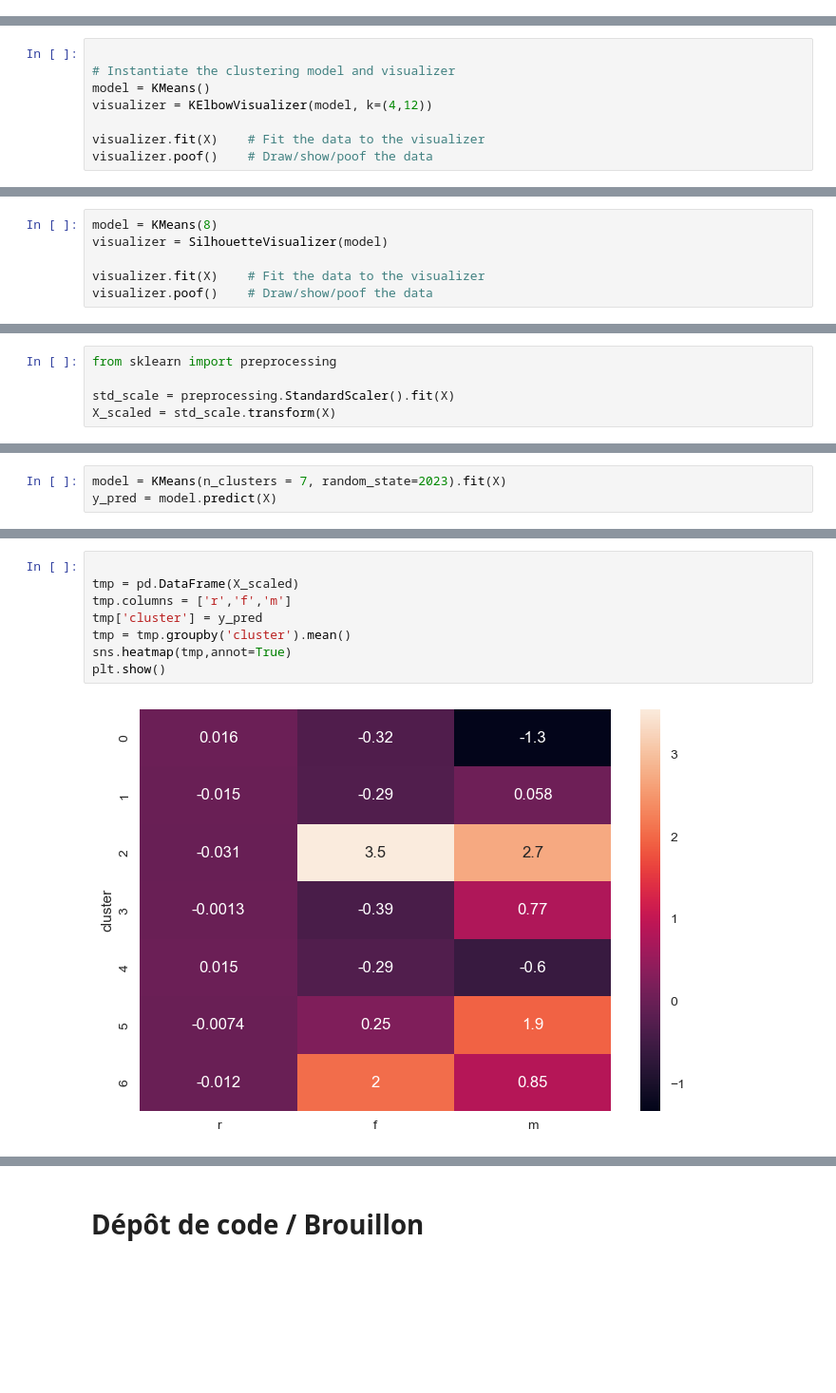
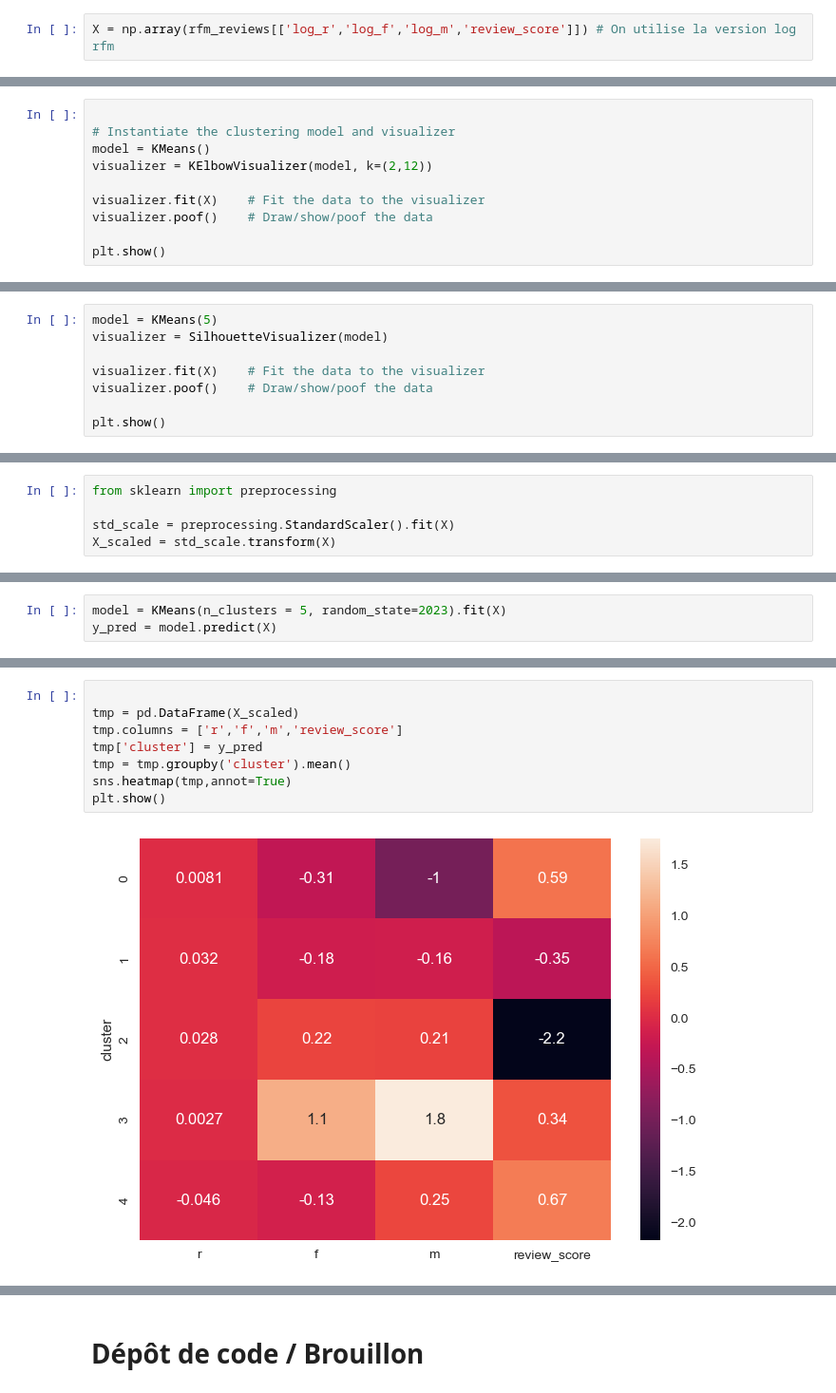
Before and after one commit to ArhurK/P5-Segmentez-les-clients-d-un-e-commerce, a Jupyter notebook: P5_Olist_Nettoyage.ipynb, the cells around one changed output, grey strips where cells are left out. Shown at 95% size. Drawn from its saved outputs; the diff is of its cells as text; blank space fills up the shorter version.

```diff
--- a/P5_Olist_Nettoyage.ipynb
+++ b/P5_Olist_Nettoyage.ipynb
@@ -554,11 +703,15 @@ X = np.array(rfm[['log_r','log_f','log_m']]) # On utilise la version log rfm
+# %%
+X = np.array(rfm_reviews[['log_r','log_f','log_m','review_score']]) # On utilise la version log rfm
 # %%
 #X = np.array(rfm[['r','f','m']]) # normal
 # %%
 
 # Instantiate the clustering model and visualizer
 model = KMeans()
-visualizer = KElbowVisualizer(model, k=(4,12))
+visualizer = KElbowVisualizer(model, k=(2,12))
 
 visualizer.fit(X)    # Fit the data to the visualizer
 visualizer.poof()    # Draw/show/poof the data
+
+plt.show()
 # %% [output]
@@ -593,7 +738,9 @@ For n_clusters = 14, silhouette score is 0.4211240593026337)
 # %%
-model = KMeans(8)
+model = KMeans(5)
 visualizer = SilhouetteVisualizer(model)
 
 visualizer.fit(X)    # Fit the data to the visualizer
 visualizer.poof()    # Draw/show/poof the data
+
+plt.show()
 # %% [output]
@@ -649,5 +797,5 @@ print(pca.explained_variance_ratio_.sum())
 # %%
-model = KMeans(n_clusters = 7, random_state=2023).fit(X)
+model = KMeans(n_clusters = 5, random_state=2023).fit(X)
 y_pred = model.predict(X)
 # %%
 tmp = pd.DataFrame(pca.transform(X_scaled))
@@ -660,13 +808,13 @@ plt.show()
 # %%
 
 tmp = pd.DataFrame(X_scaled)
-tmp.columns = ['r','f','m']
+tmp.columns = ['r','f','m','review_score']
 tmp['cluster'] = y_pred
 tmp = tmp.groupby('cluster').mean()
 sns.heatmap(tmp,annot=True)
 plt.show()
 # %% [output]
-[figure, old version]
+[figure, new version]
 # %%
 
 tmp = pd.DataFrame(X_scaled)
```
Also changed, not shown: parts of 62 cells of this notebook.
